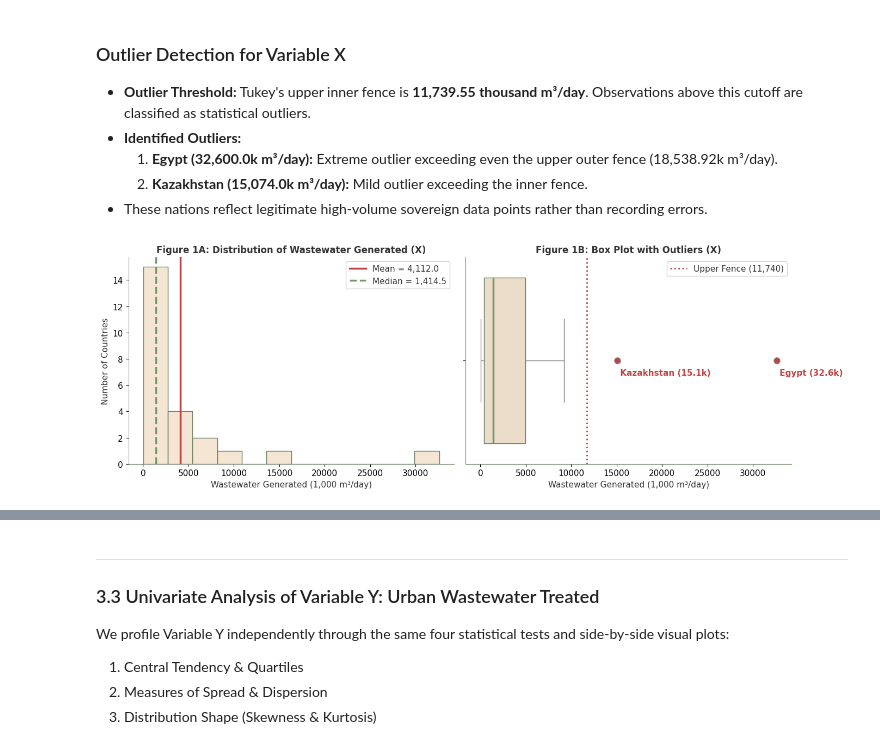
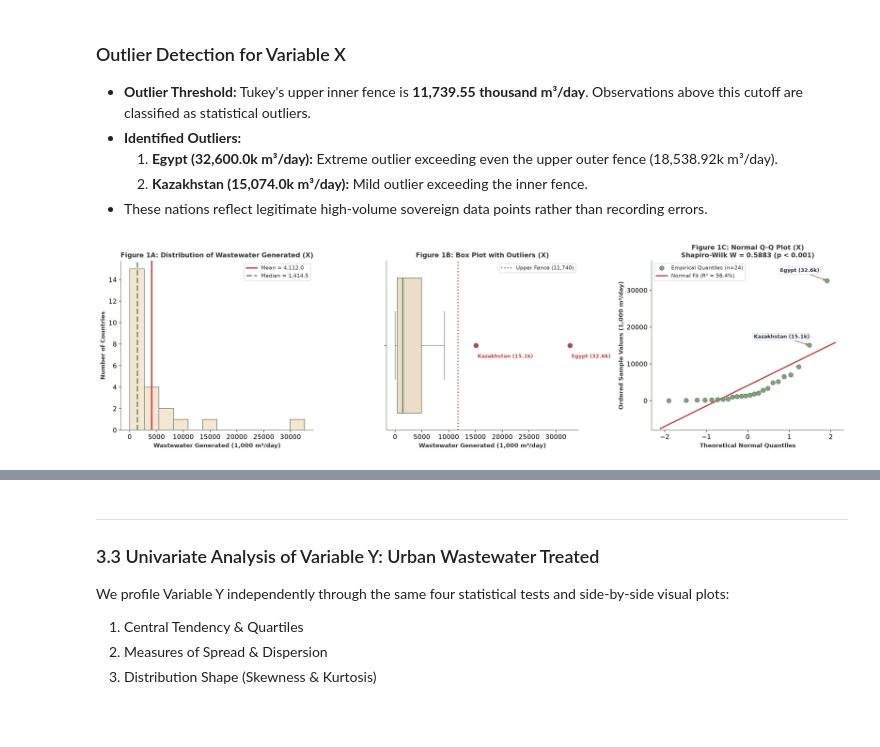
Before and after one commit to Troge-dev/academic-reviewers, a Jupyter notebook: eda/DS311_Midterm_Lab_Exam.ipynb, the cells around one changed output, grey strips where cells are left out. Cells and saved outputs as stored; diff of their text form; code cells hidden in the pictures; blank space fills up the shorter version.

Commit message:
feat(eda): add normal Q-Q plots and Shapiro-Wilk diagnostics to univariate section

```diff
--- a/eda/DS311_Midterm_Lab_Exam.ipynb
+++ b/eda/DS311_Midterm_Lab_Exam.ipynb
@@ -577,34 +577,54 @@ Number of Detected Outliers: 2
   2. **Kazakhstan (15,074.0k m³/day):** Mild outlier exceeding the inner fence.
 * These nations reflect legitimate high-volume sovereign data points rather than recording errors.
 # %%
-# Variable X: Side-by-Side Visualizations (Histogram + Box Plot)
-fig, axes = plt.subplots(1, 2, figsize=(14, 4.8))
+# Variable X: Comprehensive Univariate Visualizations (Histogram + Box Plot + Normal Q-Q Plot)
+fig, axes = plt.subplots(1, 3, figsize=(18, 5.2), dpi=150)
 
 # 1. Left Plot: Histogram with Mean and Median Lines
 sns.histplot(gen, bins=12, color="#F1DEC4", edgecolor="#677E61", ax=axes[0])
 axes[0].axvline(gen.mean(), color="#BD4444", linewidth=2.5, linestyle="-", label=f"Mean = {gen.mean():,.1f}")
 axes[0].axvline(gen.median(), color="#73976A", linewidth=2.5, linestyle="--", label=f"Median = {gen.median():,.1f}")
-axes[0].set_title("Figure 1A: Distribution of Wastewater Generated (X)", fontsize=12, fontweight="bold")
-axes[0].set_xlabel("Wastewater Generated (1,000 m³/day)")
-axes[0].set_ylabel("Number of Countries")
-axes[0].legend()
+axes[0].set_title("Figure 1A: Distribution of Wastewater Generated (X)", fontsize=11, fontweight="bold")
+axes[0].set_xlabel("Wastewater Generated (1,000 m³/day)", fontsize=10, fontweight="bold")
+axes[0].set_ylabel("Number of Countries", fontsize=10, fontweight="bold")
+axes[0].legend(frameon=True, facecolor="#FFFFFF", edgecolor="#CBD5E1", fontsize=9)
 
-# 2. Right Plot: Box Plot with Tukey Fences and Outliers
+# 2. Middle Plot: Box Plot with Tukey Fences and Outliers
 sns.boxplot(x=gen, color="#F1DEC4",
             boxprops=dict(edgecolor="#677E61"),
             medianprops=dict(color="#73976A", linewidth=2.5),
             flierprops=dict(marker='o', markerfacecolor='#BD4444', markersize=8), ax=axes[1])
 axes[1].axvline(upper_inner_x, color="#BD4444", linestyle=":", linewidth=2, label=f"Upper Fence ({upper_inner_x:,.0f})")
+axes[1].text(32600, 0.08, ' Egypt (32.6k)', color='#BD4444', fontweight='bold', va='bottom', fontsize=8.5)
+axes[1].text(15074, 0.08, ' Kazakhstan (15.1k)', color='#BD4444', fontweight='bold', va='bottom', fontsize=8.5)
+axes[1].set_title("Figure 1B: Box Plot with Outliers (X)", fontsize=11, fontweight="bold")
+axes[1].set_xlabel("Wastewater Generated (1,000 m³/day)", fontsize=10, fontweight="bold")
+axes[1].legend(frameon=True, facecolor="#FFFFFF", edgecolor="#CBD5E1", fontsize=9)
 
-# Outlier labels
-axes[1].text(32600, 0.08, ' Egypt (32.6k)', color='#BD4444', fontweight='bold', va='bottom')
-axes[1].text(15074, 0.08, ' Kazakhstan (15.1k)', color='#BD4444', fontweight='bold', va='bottom')
+# 3. Right Plot: Normal Q-Q Plot with Theoretical Reference Line & Outlier Annotations
+(osm_x, osr_x), (slope_x, int_x, r_x) = stats.probplot(gen, dist="norm")
+axes[2].scatter(osm_x, osr_x, color="#73976A", edgecolors="#677E61", s=55, zorder=4, alpha=0.9, label="Empirical Quantiles (n=24)")
+x_line_x = np.linspace(min(osm_x) - 0.2, max(osm_x) + 0.2, 100)
+y_line_x = slope_x * x_line_x + int_x
+axes[2].plot(x_line_x, y_line_x, color="#BD4444", linestyle="-", linewidth=2.2, label=f"Normal Fit (R² = {r_x**2*100:.1f}%)")
+axes[2].set_ylim(-8000, 38000)
 
-axes[1].set_title("Figure 1B: Box Plot with Outliers (X)", fontsize=12, fontweight="bold")
-axes[1].set_xlabel("Wastewater Generated (1,000 m³/day)")
-axes[1].legend()
+w_x, p_x = stats.shapiro(gen)
+axes[2].annotate("Egypt (32.6k)", xy=(osm_x[-1], osr_x[-1]), xytext=(-80, 15), textcoords="offset points",
+                 fontsize=8.5, fontweight="bold", color="#1E293B",
+                 arrowprops=dict(arrowstyle="->", color="#BD4444", lw=1.0),
+                 bbox=dict(boxstyle="round,pad=0.2", facecolor="#FFFFFF", edgecolor="#CBD5E1", alpha=0.9, lw=0.8))
+axes[2].annotate("Kazakhstan (15.1k)", xy=(osm_x[-2], osr_x[-2]), xytext=(-95, 12), textcoords="offset points",
+                 fontsize=8.5, fontweight="bold", color="#1E293B",
+                 arrowprops=dict(arrowstyle="->", color="#BD4444", lw=1.0),
+                 bbox=dict(boxstyle="round,pad=0.2", facecolor="#FFFFFF", edgecolor="#CBD5E1", alpha=0.9, lw=0.8))
+
+axes[2].set_title(f"Figure 1C: Normal Q-Q Plot (X)\nShapiro-Wilk W = {w_x:.4f} (p < 0.001)", fontsize=11, fontweight="bold")
+axes[2].set_xlabel("Theoretical Normal Quantiles", fontsize=10, fontweight="bold")
+axes[2].set_ylabel("Ordered Sample Values (1,000 m³/day)", fontsize=10, fontweight="bold")
+axes[2].legend(frameon=True, facecolor="#FFFFFF", edgecolor="#CBD5E1", fontsize=9, loc="upper left")
 
 plt.tight_layout()
 plt.show()
 # %% [output]
-[figure, old version]
+[figure, new version]
```
Also changed, not shown: parts of 7 cells of this notebook.
